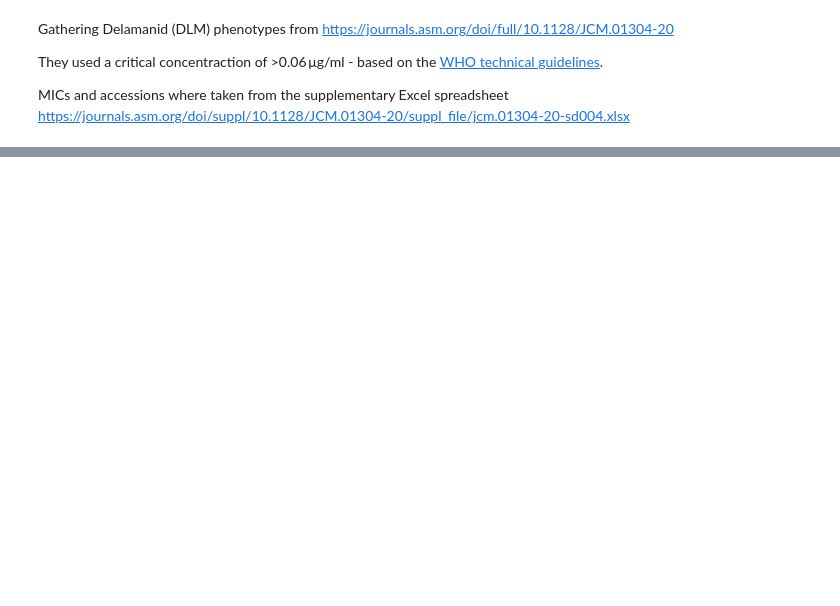
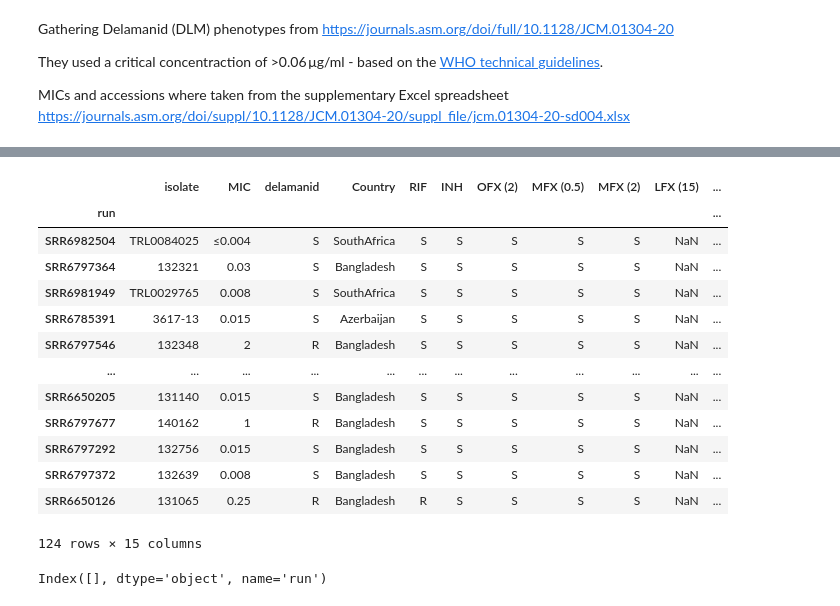
Before and after one commit to mbhall88/WHO-correspondence, a Jupyter notebook: workflow/notebooks/data-cleaning.ipynb, the cells around one changed output, grey strips where cells are left out. Saved outputs shown, nothing was run; the diff lists cells and outputs as text; code cells hidden in the pictures; blank space fills up the shorter version.

```diff
--- a/workflow/notebooks/data-cleaning.ipynb
+++ b/workflow/notebooks/data-cleaning.ipynb
@@ -181,2 +280,33 @@ MICs and accessions where taken from the supplementary Excel spreadsheet https:/
+# %%
+dlm_accs_df = pd.read_csv("../../docs/dlm-samplesheet.csv")
+dlm_accs_df.set_index("SampleID", verify_integrity=True, inplace=True)
+# %%
+dlm_df = dlm_mic_df.join(dlm_accs_df, how='inner')
+# %%
+dlm_df.index.rename("isolate", inplace=True)
 # %%
 # non_who_df.to_csv("../../docs/samplesheet.csv")
+# %%
+dlm_df = dlm_df.reset_index().set_index("RUN", verify_integrity=True)
+dlm_df.index.rename("run", inplace=True)
+# %%
+dlm_df
+# %% [output]
+|  | isolate | MIC | delamanid | Country | RIF | INH | OFX (2) | MFX (0.5) | MFX (2) | LFX (15) | ... |
+| run |  |  |  |  |  |  |  |  |  |  | ... |
+| SRR6982504 | TRL0084025 | ≤0.004 | S | SouthAfrica | S | S | S | S | S | NaN | ... |
+| SRR6797364 | 132321 | 0.03 | S | Bangladesh | S | S | S | S | S | NaN | ... |
+| SRR6981949 | TRL0029765 | 0.008 | S | SouthAfrica | S | S | S | S | S | NaN | ... |
+| SRR6785391 | 3617-13 | 0.015 | S | Azerbaijan | S | S | S | S | S | NaN | ... |
+| SRR6797546 | 132348 | 2 | R | Bangladesh | S | S | S | S | S | NaN | ... |
+| ... | ... | ... | ... | ... | ... | ... | ... | ... | ... | ... | ... |
+| SRR6650205 | 131140 | 0.015 | S | Bangladesh | S | S | S | S | S | NaN | ... |
+| SRR6797677 | 140162 | 1 | R | Bangladesh | S | S | S | S | S | NaN | ... |
+| SRR6797292 | 132756 | 0.015 | S | Bangladesh | S | S | S | S | S | NaN | ... |
+| SRR6797372 | 132639 | 0.008 | S | Bangladesh | S | S | S | S | S | NaN | ... |
+| SRR6650126 | 131065 | 0.25 | R | Bangladesh | R | S | S | S | S | NaN | ... |
+124 rows × 15 columns
+# %%
+dlm_df.index.intersection(who_runs)
+# %% [output]
+Index([], dtype='object', name='run')
```
Also changed, not shown: parts of 18 cells of this notebook.
